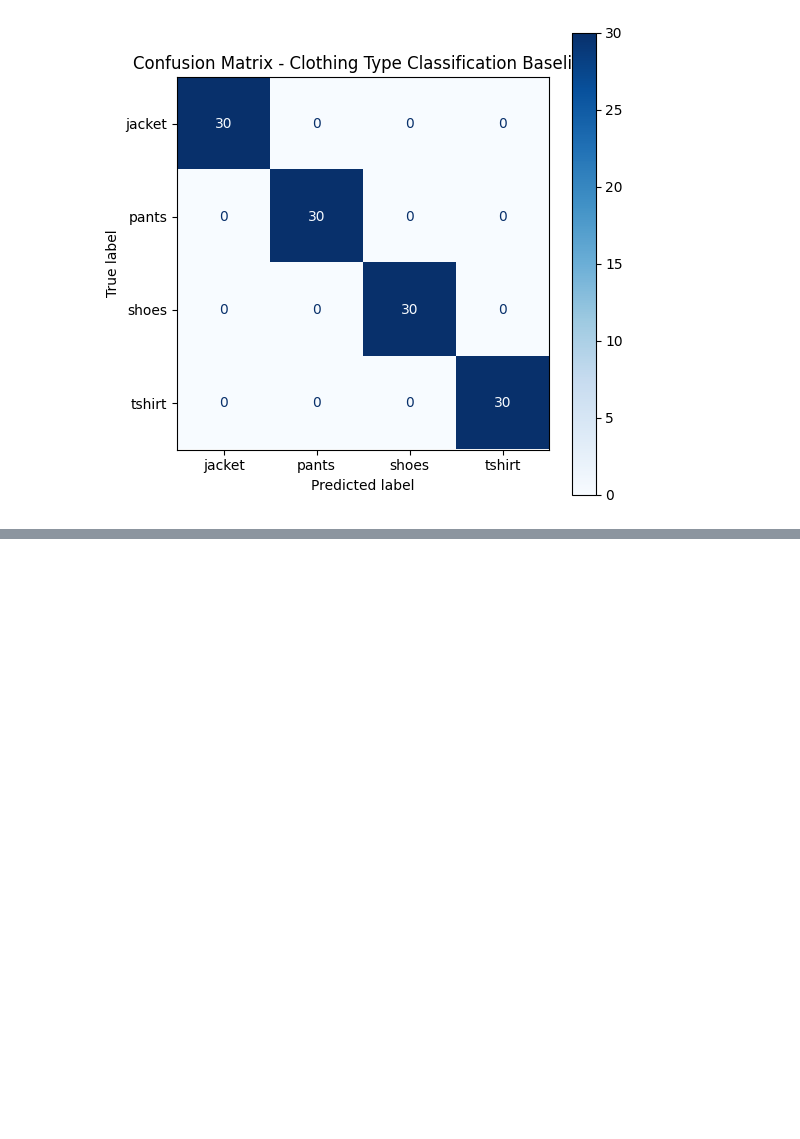
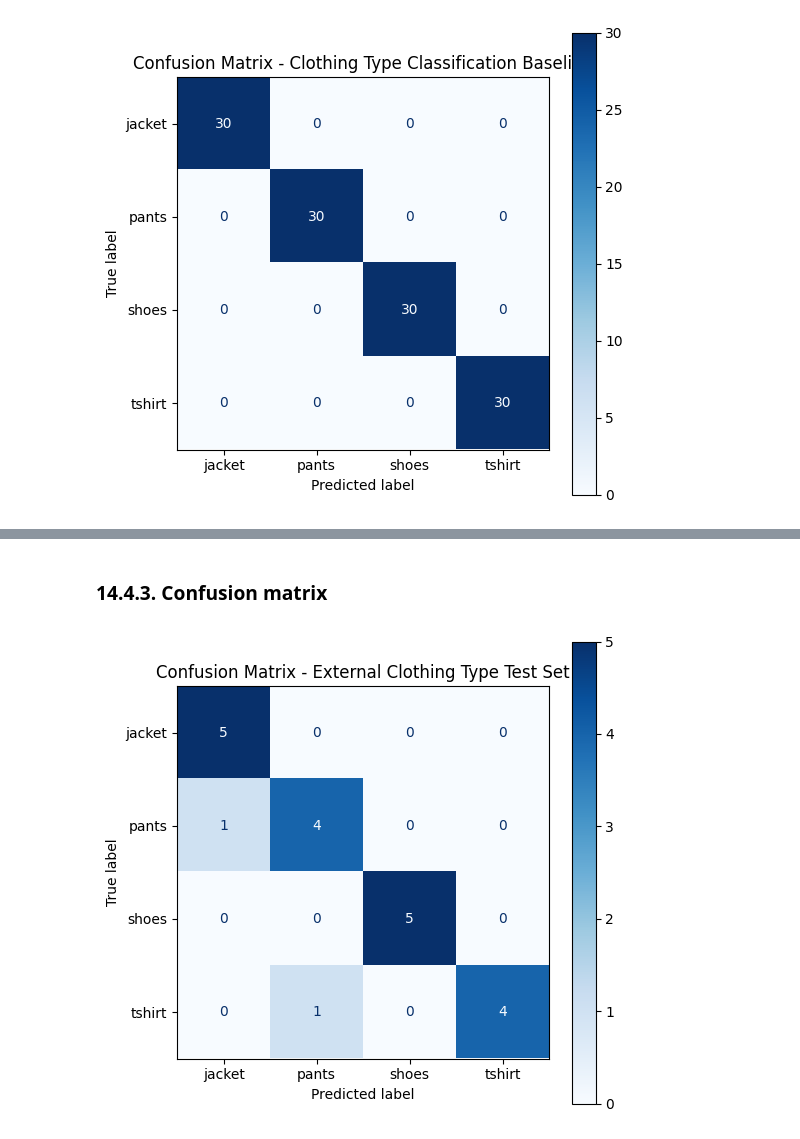
Before and after one commit to DimitarMalamski/outfit-recommendation-project, a Jupyter notebook: notebooks/02_fashion_clothing_type_classification_baseline.ipynb, the cells around one changed output, grey strips where cells are left out. Saved outputs shown, nothing was run; the diff lists cells and outputs as text; code cells hidden in the pictures; blank space fills up the shorter version.

```diff
--- a/notebooks/02_fashion_clothing_type_classification_baseline.ipynb
+++ b/notebooks/02_fashion_clothing_type_classification_baseline.ipynb
@@ -564,0 +578,10 @@ plt.show()
+# %%
+external_dir = "../dataset/external_type_test"
+
+external_dataset = datasets.ImageFolder(external_dir, transform=eval_transform)
+external_loader = DataLoader(external_dataset, batch_size=16, shuffle=False)
+
+external_class_names = external_dataset.classes
+
+print("External classes:", external_class_names)
+print("External images:", len(external_dataset))
@@ -564,0 +593,25 @@ plt.show()
+# %%
+model.eval()
+
+all_ext_preds = []
+all_ext_labels = []
+
+correct_ext = 0
+total_ext = 0
+
+with torch.no_grad():
+    for images, labels in external_loader:
+        images = images.to(device)
+        labels = labels.to(device)
+
+        outputs = model(images)
+        _, preds = torch.max(outputs, 1)
+
+        all_ext_preds.extend(preds.cpu().numpy())
+        all_ext_labels.extend(labels.cpu().numpy())
+
+        correct_ext += (preds == labels).sum().item()
+        total_ext += labels.size(0)
+
+external_accuracy = correct_ext / total_ext
+print(f"External Test Accuracy: {external_accuracy:.4f}")
@@ -564,0 +635,12 @@ plt.show()
+# %% [markdown]
+### 14.4.3. Confusion matrix
+# %%
+cm_ext = confusion_matrix(all_ext_labels, all_ext_preds)
+disp_ext = ConfusionMatrixDisplay(confusion_matrix=cm_ext, display_labels=external_class_names)
+
+fig, ax = plt.subplots(figsize=(6, 6))
+disp_ext.plot(cmap="Blues", ax=ax)
+plt.title("Confusion Matrix - External Clothing Type Test Set")
+plt.show()
+# %% [output]
+[figure, added]
```
Also changed, not shown: parts of 10 cells of this notebook.
